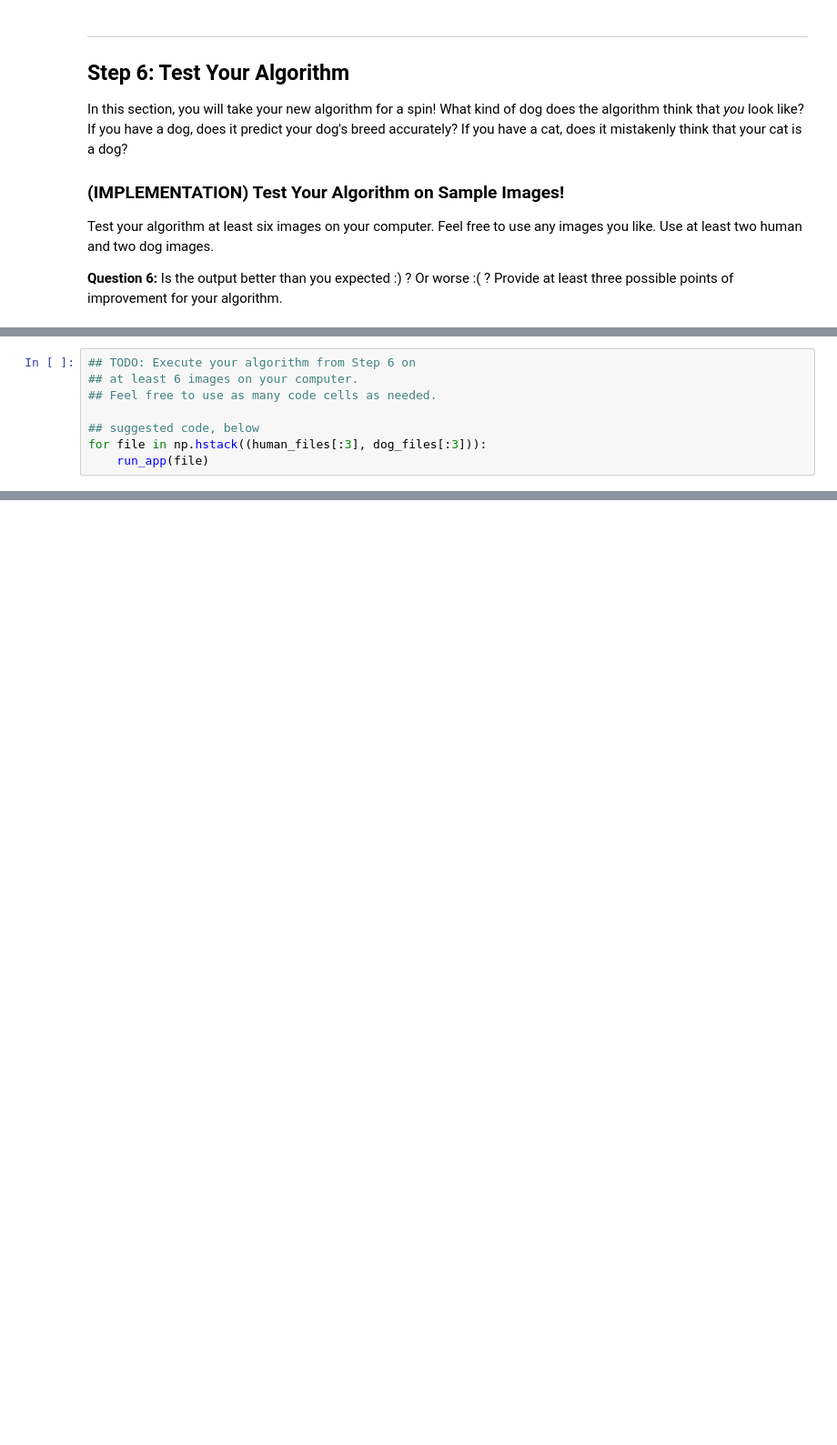
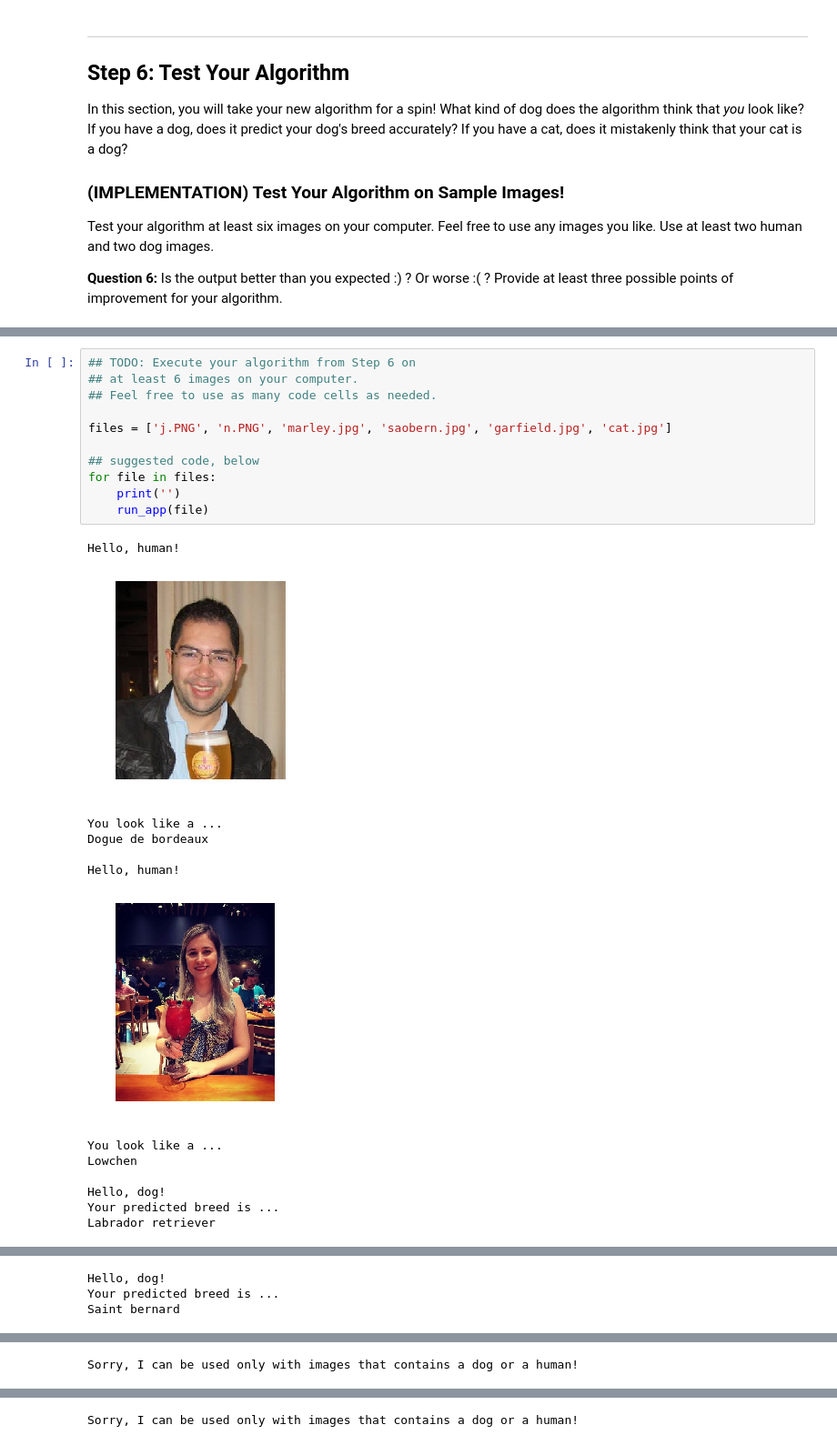
Before and after one commit to joaopamaral/deep-learning-v2-pytorch, a Jupyter notebook: project-dog-classification/dog_app.ipynb, the cells around one changed output, grey strips where cells are left out. Shown at 91% size. Drawn from its saved outputs; the diff is of its cells as text; blank space fills up the shorter version.

```diff
--- a/project-dog-classification/dog_app.ipynb
+++ b/project-dog-classification/dog_app.ipynb
@@ -811,8 +896,25 @@ __Answer:__ (Three possible points for improvement)
 # %%
 ## TODO: Execute your algorithm from Step 6 on
 ## at least 6 images on your computer.
 ## Feel free to use as many code cells as needed.
 
+files = ['j.PNG', 'n.PNG', 'marley.jpg', 'saobern.jpg', 'garfield.jpg', 'cat.jpg']
+
 ## suggested code, below
-for file in np.hstack((human_files[:3], dog_files[:3])):
+for file in files:
+    print('')
     run_app(file)
+# %% [output]
+Hello, human!
+[figure, added]
+You look like a ...
+Dogue de bordeaux
+
+Hello, human!
+[figure, added]
+You look like a ...
+Lowchen
+
+Hello, dog!
+Your predicted breed is ...
+Labrador retriever
@@ -818,0 +922,3 @@ for file in np.hstack((human_files[:3], dog_files[:3])):
+Hello, dog!
+Your predicted breed is ...
+Saint bernard
@@ -818,0 +926 @@ for file in np.hstack((human_files[:3], dog_files[:3])):
+Sorry, I can be used only with images that contains a dog or a human!
@@ -818,0 +928 @@ for file in np.hstack((human_files[:3], dog_files[:3])):
+Sorry, I can be used only with images that contains a dog or a human!
```
Also changed, not shown: parts of 23 cells of this notebook.
